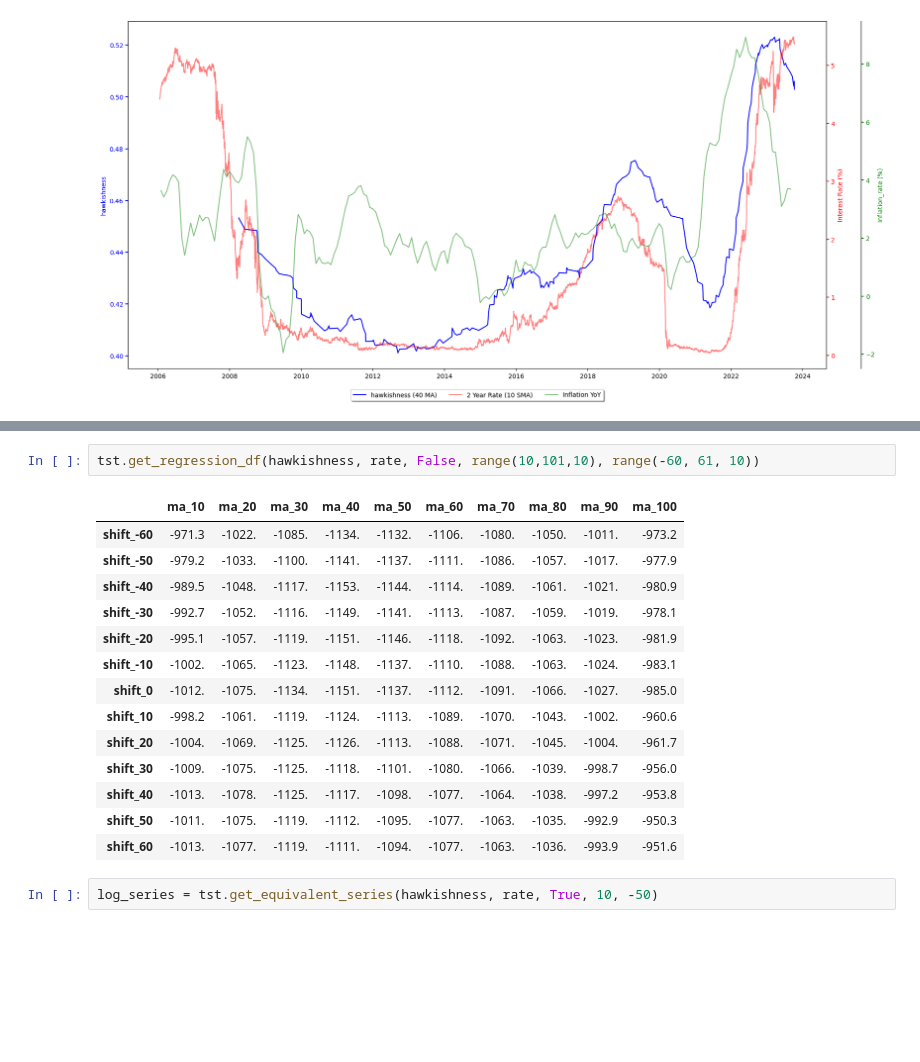
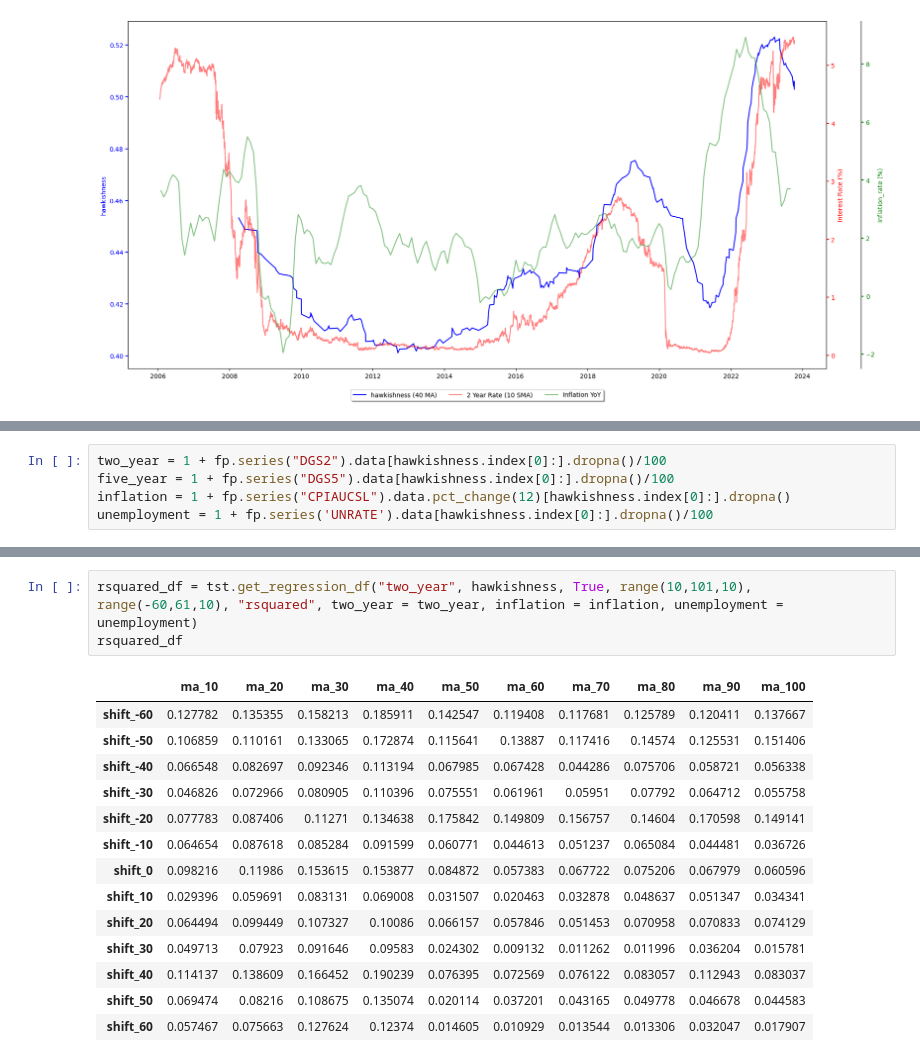
Before and after one commit to benisbuzz/fed-sentiment, a Jupyter notebook: testing.ipynb, the cells around one changed output, grey strips where cells are left out. Saved outputs shown, nothing was run; the diff lists cells and outputs as text; blank space fills up the shorter version.

```diff
--- a/testing.ipynb
+++ b/testing.ipynb
@@ -68 +71,6 @@ rate = fp.series("DGS5").data[hawkishness.index[0]:].dropna()
+# %%
+two_year = 1 + fp.series("DGS2").data[hawkishness.index[0]:].dropna()/100
+five_year = 1 + fp.series("DGS5").data[hawkishness.index[0]:].dropna()/100
+inflation = 1 + fp.series("CPIAUCSL").data.pct_change(12)[hawkishness.index[0]:].dropna()
+unemployment = 1 + fp.series('UNRATE').data[hawkishness.index[0]:].dropna()/100
 # %%
@@ -114,19 +97,18 @@ corr_df_levels
 # %%
-tst.get_regression_df(hawkishness, rate, False, range(10,101,10), range(-60, 61, 10))
+rsquared_df = tst.get_regression_df("two_year", hawkishness, True, range(10,101,10), range(-60,61,10), "rsquared", two_year = two_year, inflation = inflation, unemployment = unemployment)
+rsquared_df
 # %% [output]
 |  | ma_10 | ma_20 | ma_30 | ma_40 | ma_50 | ma_60 | ma_70 | ma_80 | ma_90 | ma_100 |
-| shift_-60 | -971.3 | -1022. | -1085. | -1134. | -1132. | -1106. | -1080. | -1050. | -1011. | -973.2 |
-| shift_-50 | -979.2 | -1033. | -1100. | -1141. | -1137. | -1111. | -1086. | -1057. | -1017. | -977.9 |
-| shift_-40 | -989.5 | -1048. | -1117. | -1153. | -1144. | -1114. | -1089. | -1061. | -1021. | -980.9 |
-| shift_-30 | -992.7 | -1052. | -1116. | -1149. | -1141. | -1113. | -1087. | -1059. | -1019. | -978.1 |
-| shift_-20 | -995.1 | -1057. | -1119. | -1151. | -1146. | -1118. | -1092. | -1063. | -1023. | -981.9 |
-| shift_-10 | -1002. | -1065. | -1123. | -1148. | -1137. | -1110. | -1088. | -1063. | -1024. | -983.1 |
-| shift_0 | -1012. | -1075. | -1134. | -1151. | -1137. | -1112. | -1091. | -1066. | -1027. | -985.0 |
-| shift_10 | -998.2 | -1061. | -1119. | -1124. | -1113. | -1089. | -1070. | -1043. | -1002. | -960.6 |
-| shift_20 | -1004. | -1069. | -1125. | -1126. | -1113. | -1088. | -1071. | -1045. | -1004. | -961.7 |
-| shift_30 | -1009. | -1075. | -1125. | -1118. | -1101. | -1080. | -1066. | -1039. | -998.7 | -956.0 |
-| shift_40 | -1013. | -1078. | -1125. | -1117. | -1098. | -1077. | -1064. | -1038. | -997.2 | -953.8 |
-| shift_50 | -1011. | -1075. | -1119. | -1112. | -1095. | -1077. | -1063. | -1035. | -992.9 | -950.3 |
-| shift_60 | -1013. | -1077. | -1119. | -1111. | -1094. | -1077. | -1063. | -1036. | -993.9 | -951.6 |
+| shift_-60 | 0.127782 | 0.135355 | 0.158213 | 0.185911 | 0.142547 | 0.119408 | 0.117681 | 0.125789 | 0.120411 | 0.137667 |
+| shift_-50 | 0.106859 | 0.110161 | 0.133065 | 0.172874 | 0.115641 | 0.13887 | 0.117416 | 0.14574 | 0.125531 | 0.151406 |
+| shift_-40 | 0.066548 | 0.082697 | 0.092346 | 0.113194 | 0.067985 | 0.067428 | 0.044286 | 0.075706 | 0.058721 | 0.056338 |
+| shift_-30 | 0.046826 | 0.072966 | 0.080905 | 0.110396 | 0.075551 | 0.061961 | 0.05951 | 0.07792 | 0.064712 | 0.055758 |
+| shift_-20 | 0.077783 | 0.087406 | 0.11271 | 0.134638 | 0.175842 | 0.149809 | 0.156757 | 0.14604 | 0.170598 | 0.149141 |
+| shift_-10 | 0.064654 | 0.087618 | 0.085284 | 0.091599 | 0.060771 | 0.044613 | 0.051237 | 0.065084 | 0.044481 | 0.036726 |
+| shift_0 | 0.098216 | 0.11986 | 0.153615 | 0.153877 | 0.084872 | 0.057383 | 0.067722 | 0.075206 | 0.067979 | 0.060596 |
+| shift_10 | 0.029396 | 0.059691 | 0.083131 | 0.069008 | 0.031507 | 0.020463 | 0.032878 | 0.048637 | 0.051347 | 0.034341 |
+| shift_20 | 0.064494 | 0.099449 | 0.107327 | 0.10086 | 0.066157 | 0.057846 | 0.051453 | 0.070958 | 0.070833 | 0.074129 |
+| shift_30 | 0.049713 | 0.07923 | 0.091646 | 0.09583 | 0.024302 | 0.009132 | 0.011262 | 0.011996 | 0.036204 | 0.015781 |
+| shift_40 | 0.114137 | 0.138609 | 0.166452 | 0.190239 | 0.076395 | 0.072569 | 0.076122 | 0.083057 | 0.112943 | 0.083037 |
+| shift_50 | 0.069474 | 0.08216 | 0.108675 | 0.135074 | 0.020114 | 0.037201 | 0.043165 | 0.049778 | 0.046678 | 0.044583 |
+| shift_60 | 0.057467 | 0.075663 | 0.127624 | 0.12374 | 0.014605 | 0.010929 | 0.013544 | 0.013306 | 0.032047 | 0.017907 |
-# %%
-log_series = tst.get_equivalent_series(hawkishness, rate, True, 10, -50)
```
Also changed, not shown: parts of 19 cells of this notebook, 1 other file.
